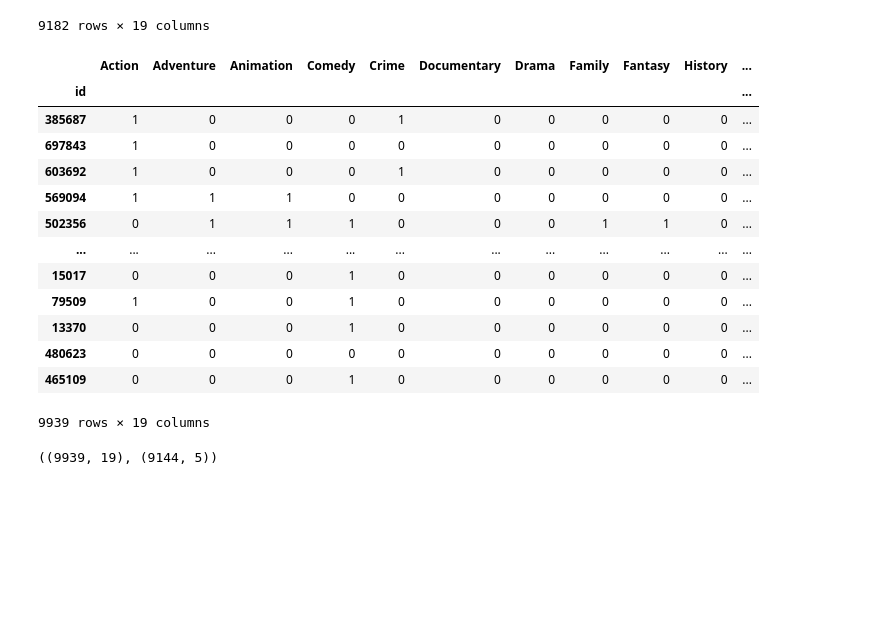
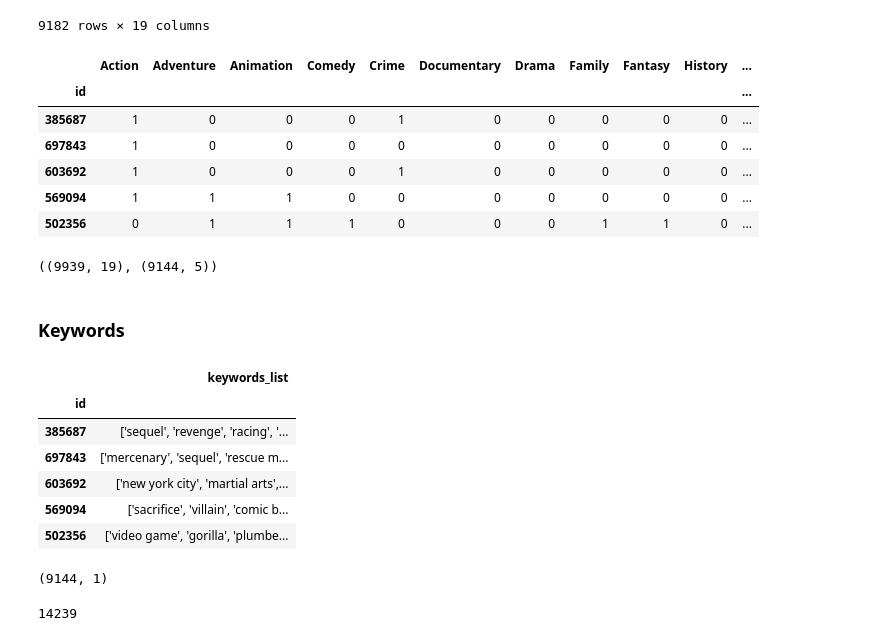
Before and after one commit to fadeeva/normal_projects, a Jupyter notebook: Popular_10000_movies_listed_on_TMDb/Recommendation_system.ipynb, the cells around one changed output. Cells and saved outputs as stored; diff of their text form; code cells hidden in the pictures; blank space fills up the shorter version.

```diff
--- a/Popular_10000_movies_listed_on_TMDb/Recommendation_system.ipynb
+++ b/Popular_10000_movies_listed_on_TMDb/Recommendation_system.ipynb
@@ -100,7 +102,7 @@ genres_oh.loc[movies.index]
 # %%
 genres_oh = genres_oh[~genres_oh.index.duplicated(keep='first')]
 # %%
-genres_oh
+genres_oh.head()
 # %% [output]
 |  | Action | Adventure | Animation | Comedy | Crime | Documentary | Drama | Family | Fantasy | History | ... |
 | id |  |  |  |  |  |  |  |  |  |  | ... |
@@ -109,14 +111,24 @@ genres_oh
 | 603692 | 1 | 0 | 0 | 0 | 1 | 0 | 0 | 0 | 0 | 0 | ... |
 | 569094 | 1 | 1 | 1 | 0 | 0 | 0 | 0 | 0 | 0 | 0 | ... |
 | 502356 | 0 | 1 | 1 | 1 | 0 | 0 | 0 | 1 | 1 | 0 | ... |
-| ... | ... | ... | ... | ... | ... | ... | ... | ... | ... | ... | ... |
-| 15017 | 0 | 0 | 0 | 1 | 0 | 0 | 0 | 0 | 0 | 0 | ... |
-| 79509 | 1 | 0 | 0 | 1 | 0 | 0 | 0 | 0 | 0 | 0 | ... |
-| 13370 | 0 | 0 | 0 | 1 | 0 | 0 | 0 | 0 | 0 | 0 | ... |
-| 480623 | 0 | 0 | 0 | 0 | 0 | 0 | 0 | 0 | 0 | 0 | ... |
-| 465109 | 0 | 0 | 0 | 1 | 0 | 0 | 0 | 0 | 0 | 0 | ... |
-9939 rows × 19 columns
 # %%
 genres_oh.shape, movies.shape
 # %% [output]
 ((9939, 19), (9144, 5))
+# %% [markdown]
+### Keywords
+# %%
+keywords = pd.read_csv('data/keywords_list.csv', index_col='id')
+keywords.head()
+# %% [output]
+|  | keywords_list |
+| id |  |
+| 385687 | ['sequel', 'revenge', 'racing', '... |
+| 697843 | ['mercenary', 'sequel', 'rescue m... |
+| 603692 | ['new york city', 'martial arts',... |
+| 569094 | ['sacrifice', 'villain', 'comic b... |
+| 502356 | ['video game', 'gorilla', 'plumbe... |
+# %%
+keywords.shape
+# %% [output]
+(9144, 1)
@@ -122,0 +138,4 @@ genres_oh.shape, movies.shape
+# %%
+len(keywords_counter)
+# %% [output]
+14239
```
Also changed, not shown: parts of 17 cells of this notebook, 1 other file.
